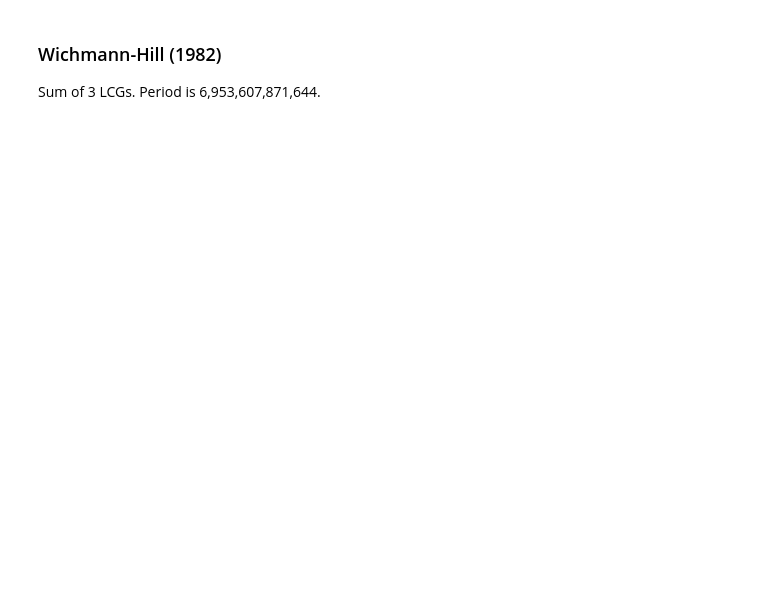
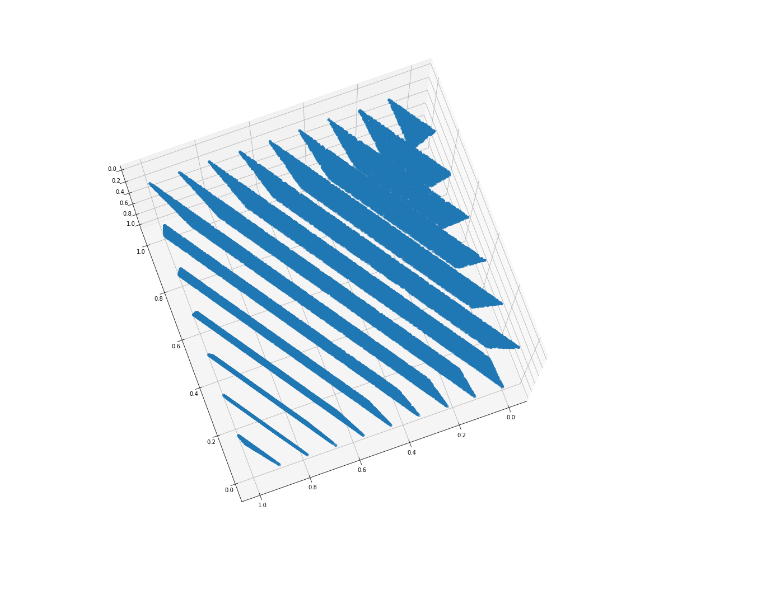
Before and after one commit to Confareneoclassico/Mainstreaming_Sensitivity_Analysis_Uncertainty_Quantification, a Jupyter notebook: pseudo-random.ipynb, the cells around one changed output. Drawn from its saved outputs; the diff is of its cells as text; code cells hidden in the pictures; blank space fills up the shorter version.

```diff
--- a/pseudo-random.ipynb
+++ b/pseudo-random.ipynb
@@ -154,15 +138,13 @@ xs = np.transpose(randu.random(size=(reps,3)))
 # %%
 # plot the triples as points in R^3
 fig = plt.figure()
 ax = fig.add_subplot(111, projection='3d')
 ax.scatter(xs[0],xs[1], xs[2])
 
-plt.rcParams['figure.figsize'] = (20.0, 20.0)
+plt.rcParams['figure.figsize'] = (18.0, 18.0)
 
 ax.view_init(-100,110)
 
 plt.show()
+# %% [output]
+[figure, added]
-# %% [markdown]
-### Wichmann-Hill (1982)
-
-Sum of 3 LCGs. Period is 6,953,607,871,644.
```
Also changed, not shown: parts of 45 cells of this notebook.
